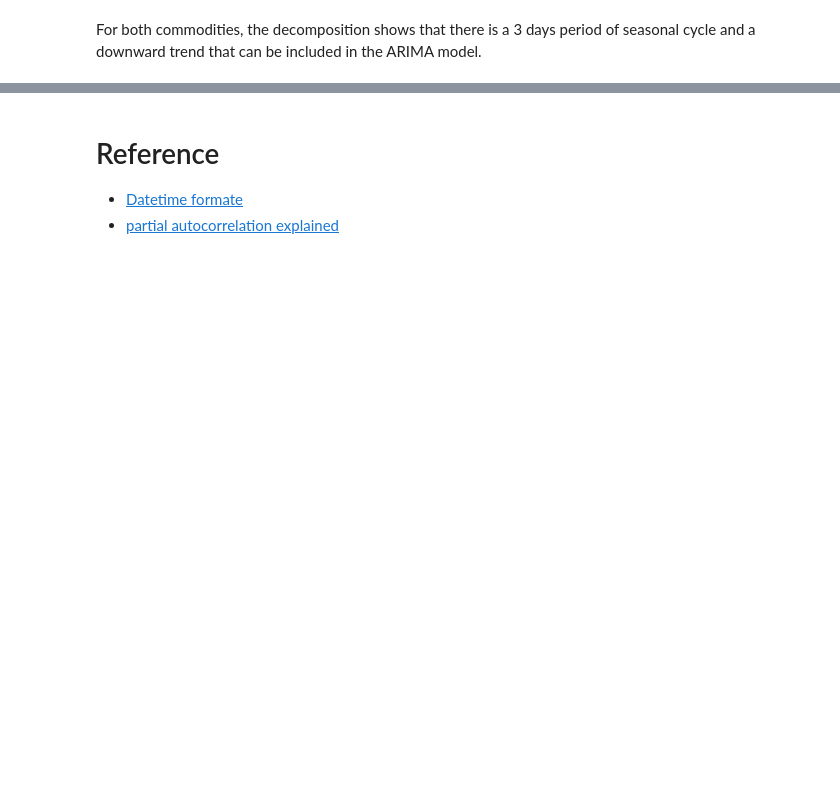
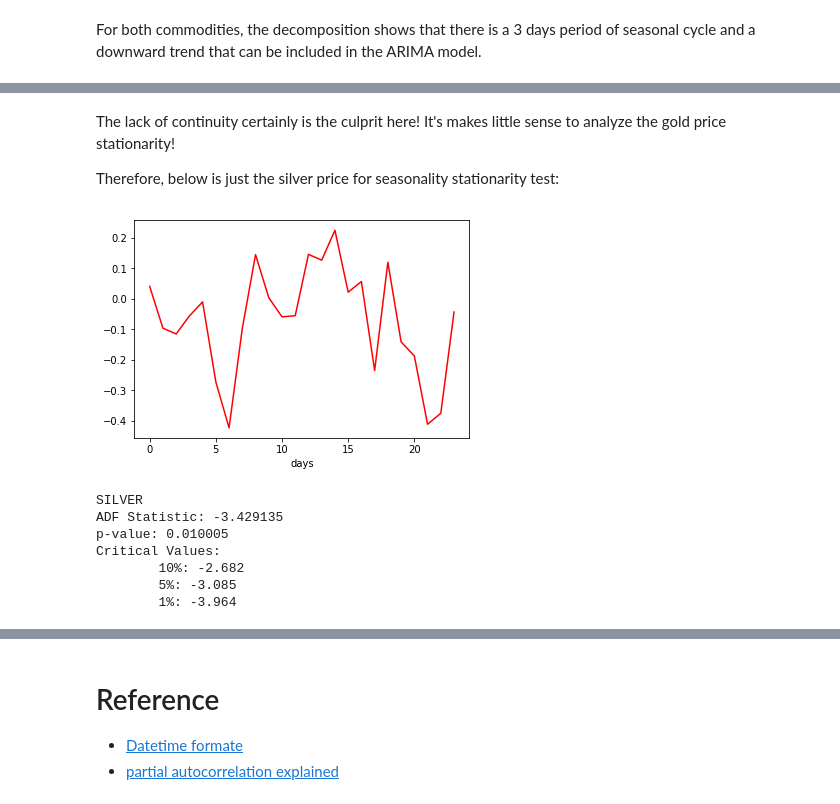
Before and after one commit to gchen0119/web_scraping, a Jupyter notebook: web_scraping.ipynb, the cells around one changed output, grey strips where cells are left out. Saved outputs shown, nothing was run; the diff lists cells and outputs as text; code cells hidden in the pictures; blank space fills up the shorter version.

Commit message:
add stationarity

```diff
--- a/web_scraping.ipynb
+++ b/web_scraping.ipynb
@@ -172,0 +243,17 @@ For both commodities, the decomposition shows that there is a 3 days period of s
+# %% [markdown]
+The lack of continuity certainly is the culprit here! It's makes little sense to analyze the gold price stationarity!
+
+Therefore, below is just the silver price for seasonality stationarity test:
+# %%
+d3_silver=lag_differencing(df,3,'silver').dataframe() # lag-3 is the seasonal period
+pyplot.plot(d3_silver,'r'); pyplot.xlabel('days'); pyplot.show()
+adf3_silver=print_adf(d3_silver,'SILVER')
+# %% [output]
+[figure, added]
+SILVER
+ADF Statistic: -3.429135
+p-value: 0.010005
+Critical Values:
+        10%: -2.682
+        5%: -3.085
+        1%: -3.964
```
Also changed, not shown: parts of 16 cells of this notebook, 1 other file.
